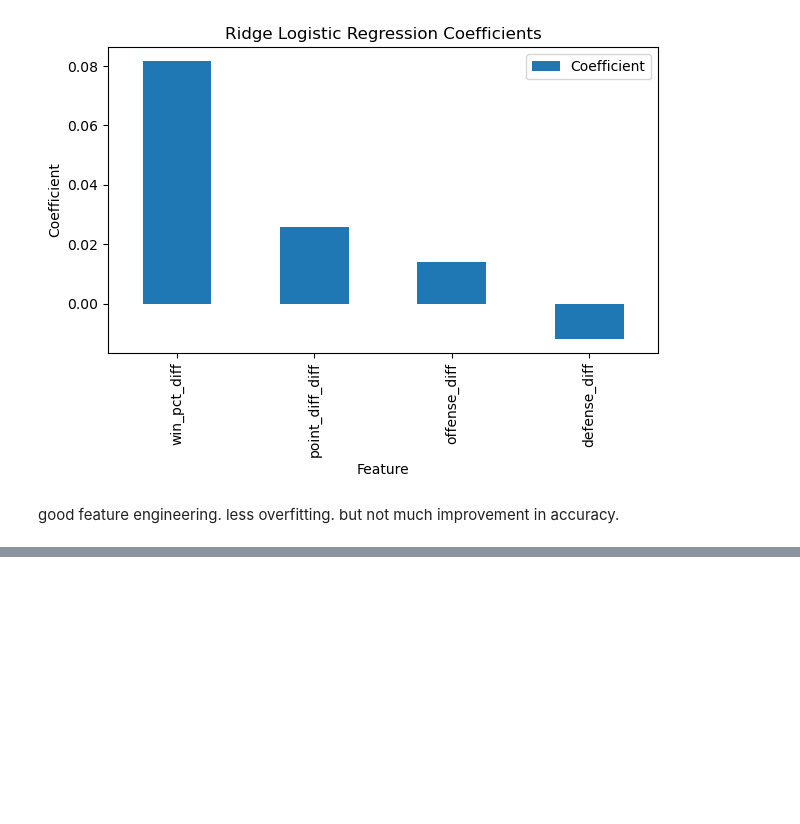
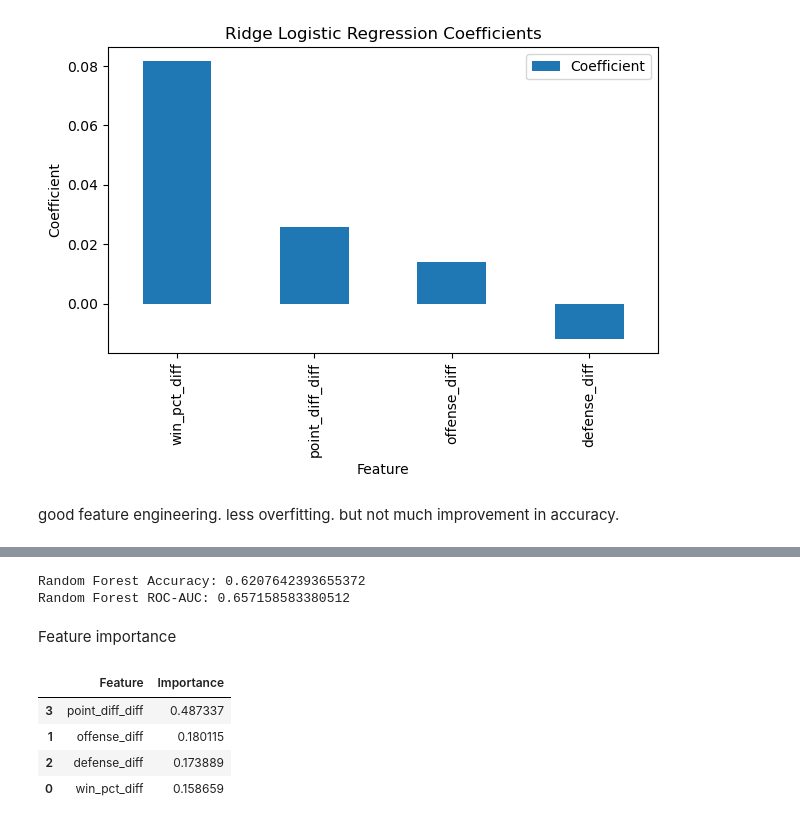
Before and after one commit to AayushPandey-hub/nba-win-prediction, a Jupyter notebook: modeling.ipynb, the cells around one changed output, grey strips where cells are left out. Drawn from its saved outputs; the diff is of its cells as text; code cells hidden in the pictures; blank space fills up the shorter version.

```diff
--- a/modeling.ipynb
+++ b/modeling.ipynb
@@ -246,0 +299,49 @@ good feature engineering. less overfitting.  but not much improvement in accurac
+# %%
+from sklearn.ensemble import RandomForestClassifier
+rf_model = RandomForestClassifier(
+    n_estimators=500,
+    max_depth=5,
+    random_state=4025
+)
+
+rf_model.fit(X_train, y_train)
+
+rf_preds = rf_model.predict(X_test)
+
+rf_probs = rf_model.predict_proba(X_test)[:, 1]
+
+rf_accuracy = accuracy_score(
+    y_test,
+    rf_preds
+)
+
+rf_auc = roc_auc_score(
+    y_test,
+    rf_probs
+)
+
+print("Random Forest Accuracy:", rf_accuracy)
+print("Random Forest ROC-AUC:", rf_auc)
+# %% [output]
+Random Forest Accuracy: 0.6207642393655372
+Random Forest ROC-AUC: 0.657158583380512
+# %% [markdown]
+Feature importance
+# %%
+rf_importance_df = pd.DataFrame({
+    "Feature": feature_cols,
+    "Importance": rf_model.feature_importances_
+})
+
+rf_importance_df = rf_importance_df.sort_values(
+    "Importance",
+    ascending=False
+)
+
+rf_importance_df
+# %% [output]
+|  | Feature | Importance |
+| 3 | point_diff_diff | 0.487337 |
+| 1 | offense_diff | 0.180115 |
+| 2 | defense_diff | 0.173889 |
+| 0 | win_pct_diff | 0.158659 |
```
Also changed, not shown: parts of 8 cells of this notebook.
